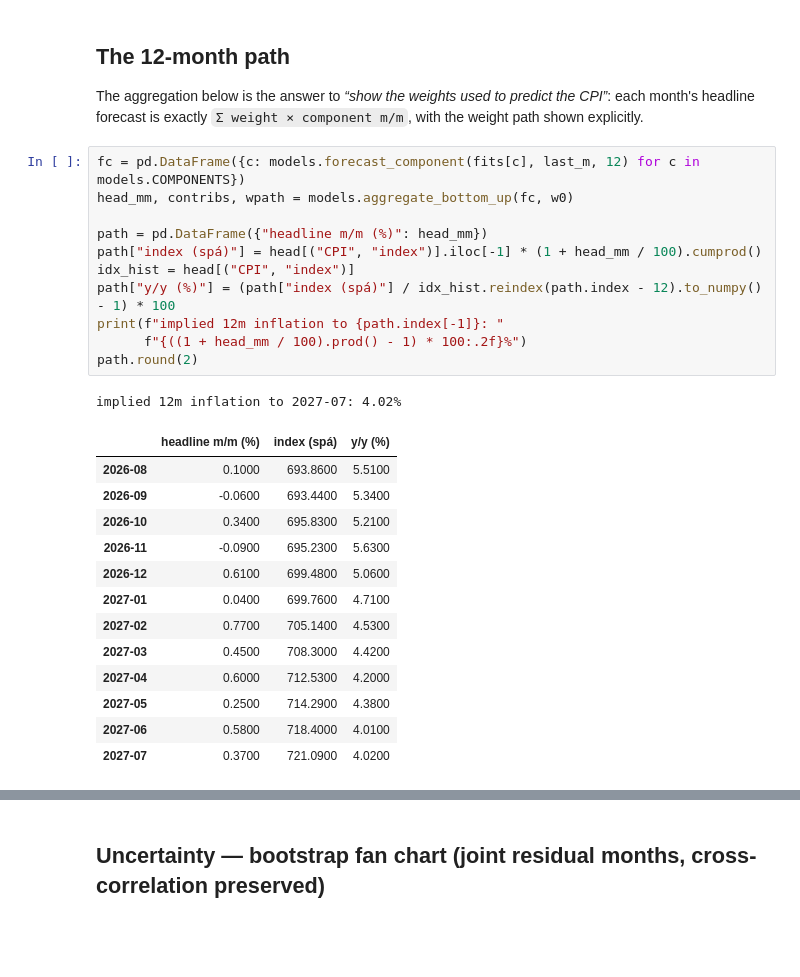
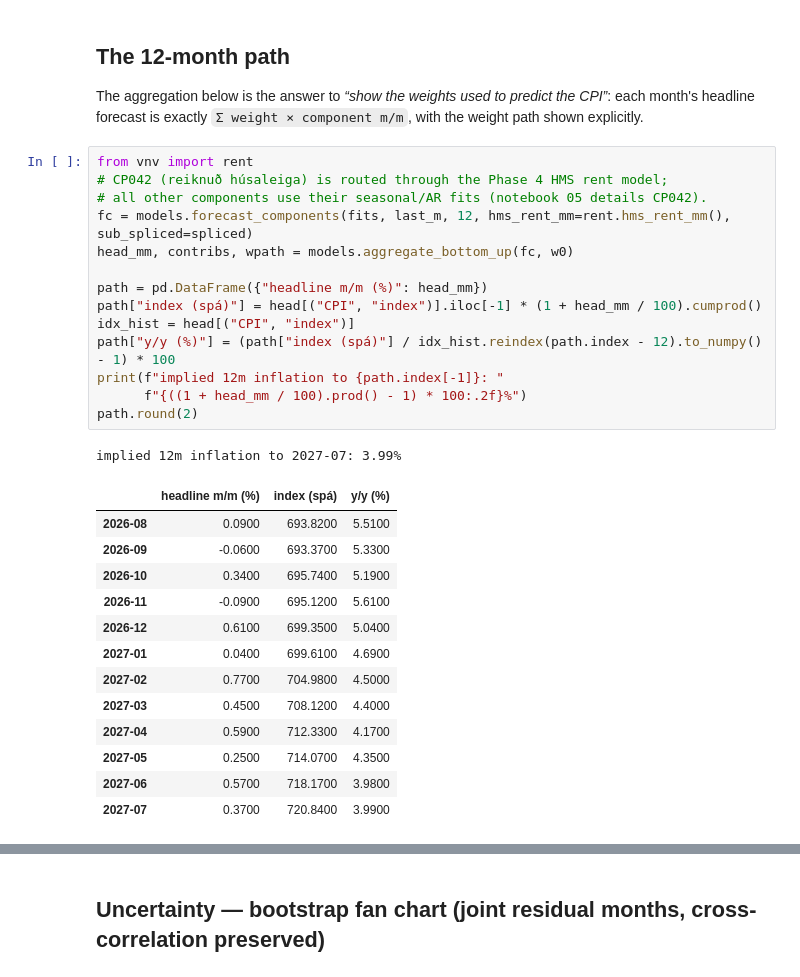
Before and after one commit to fridriksv-sys/CPI-Analysis, a Jupyter notebook: notebooks/03_forecast.ipynb, the cells around one changed output, grey strips where cells are left out. Drawn from its saved outputs; the diff is of its cells as text; blank space fills up the shorter version.

```diff
--- a/notebooks/03_forecast.ipynb
+++ b/notebooks/03_forecast.ipynb
@@ -119,31 +119,34 @@ The aggregation below is the answer to *“show the weights used to predict the
 each month's headline forecast is exactly `Σ weight × component m/m`, with the weight
 path shown explicitly.
 # %%
-fc = pd.DataFrame({c: models.forecast_component(fits[c], last_m, 12) for c in models.COMPONENTS})
+from vnv import rent
+# CP042 (reiknuð húsaleiga) is routed through the Phase 4 HMS rent model;
+# all other components use their seasonal/AR fits (notebook 05 details CP042).
+fc = models.forecast_components(fits, last_m, 12, hms_rent_mm=rent.hms_rent_mm(), sub_spliced=spliced)
 head_mm, contribs, wpath = models.aggregate_bottom_up(fc, w0)
 
 path = pd.DataFrame({"headline m/m (%)": head_mm})
 path["index (spá)"] = head[("CPI", "index")].iloc[-1] * (1 + head_mm / 100).cumprod()
 idx_hist = head[("CPI", "index")]
 path["y/y (%)"] = (path["index (spá)"] / idx_hist.reindex(path.index - 12).to_numpy() - 1) * 100
 print(f"implied 12m inflation to {path.index[-1]}: "
       f"{((1 + head_mm / 100).prod() - 1) * 100:.2f}%")
 path.round(2)
 # %% [output]
-implied 12m inflation to 2027-07: 4.02%
+implied 12m inflation to 2027-07: 3.99%
 |  | headline m/m (%) | index (spá) | y/y (%) |
-| 2026-08 | 0.1000 | 693.8600 | 5.5100 |
-| 2026-09 | -0.0600 | 693.4400 | 5.3400 |
-| 2026-10 | 0.3400 | 695.8300 | 5.2100 |
-| 2026-11 | -0.0900 | 695.2300 | 5.6300 |
-| 2026-12 | 0.6100 | 699.4800 | 5.0600 |
-| 2027-01 | 0.0400 | 699.7600 | 4.7100 |
-| 2027-02 | 0.7700 | 705.1400 | 4.5300 |
-| 2027-03 | 0.4500 | 708.3000 | 4.4200 |
-| 2027-04 | 0.6000 | 712.5300 | 4.2000 |
-| 2027-05 | 0.2500 | 714.2900 | 4.3800 |
-| 2027-06 | 0.5800 | 718.4000 | 4.0100 |
-| 2027-07 | 0.3700 | 721.0900 | 4.0200 |
+| 2026-08 | 0.0900 | 693.8200 | 5.5100 |
+| 2026-09 | -0.0600 | 693.3700 | 5.3300 |
+| 2026-10 | 0.3400 | 695.7400 | 5.1900 |
+| 2026-11 | -0.0900 | 695.1200 | 5.6100 |
+| 2026-12 | 0.6100 | 699.3500 | 5.0400 |
+| 2027-01 | 0.0400 | 699.6100 | 4.6900 |
+| 2027-02 | 0.7700 | 704.9800 | 4.5000 |
+| 2027-03 | 0.4500 | 708.1200 | 4.4000 |
+| 2027-04 | 0.5900 | 712.3300 | 4.1700 |
+| 2027-05 | 0.2500 | 714.0700 | 4.3500 |
+| 2027-06 | 0.5700 | 718.1700 | 3.9800 |
+| 2027-07 | 0.3700 | 720.8400 | 3.9900 |
 # %%
 # Contribution decomposition: weight x m/m = contribution, month by month (pp)
 name_map = latest.loc[models.COMPONENTS, "heiti"].str.slice(0, 40)
```
Also changed, not shown: parts of 4 cells of this notebook, 13 other files.
